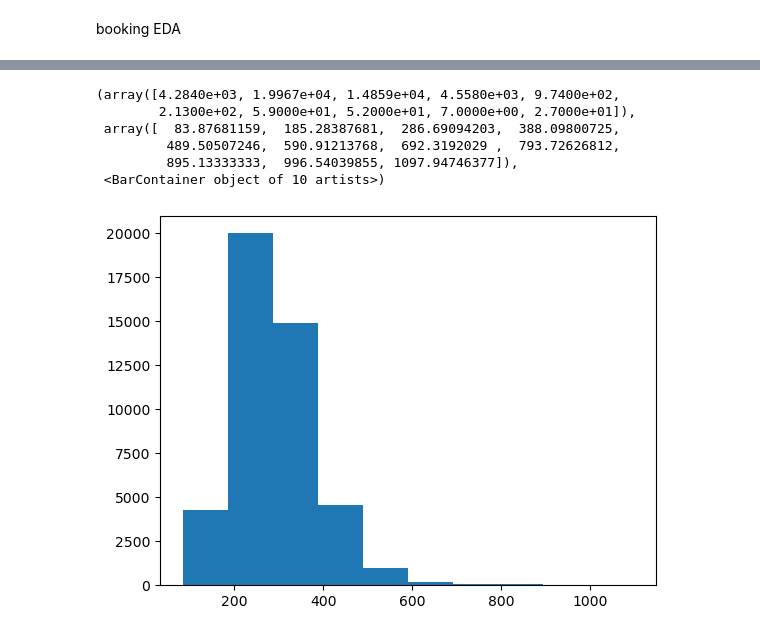
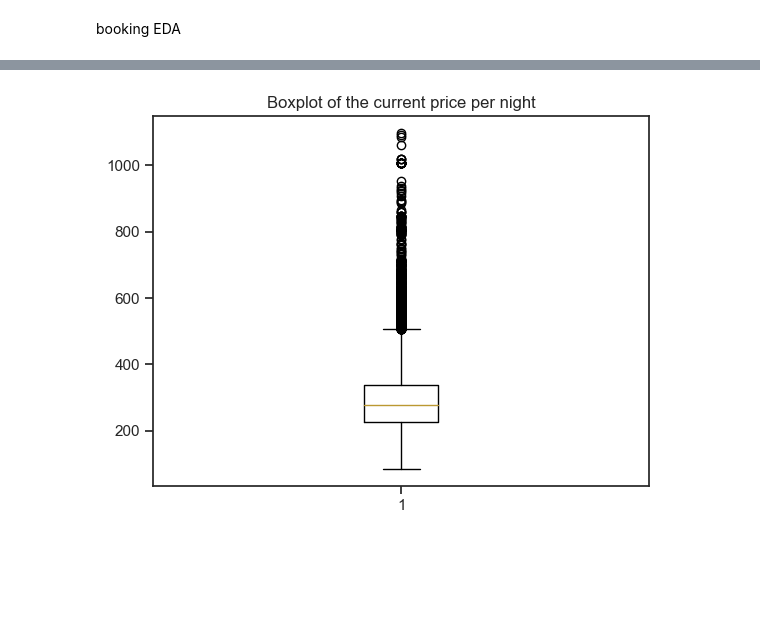
Before and after one commit to yarinr25/DSF---final-project, a Jupyter notebook: Notebooks/main.ipynb, the cells around one changed output, grey strips where cells are left out. Saved outputs shown, nothing was run; the diff lists cells and outputs as text; code cells hidden in the pictures; blank space fills up the shorter version.

```diff
--- a/Notebooks/main.ipynb
+++ b/Notebooks/main.ipynb
@@ -625,8 +651,8 @@ df = df.drop(columns=['Extra Data'])
 # %%
 #converting ILS to USD for comparison to expedia
 c = CurrencyRates()
-x = df['Snapshot'].unique()
+x = booking_df['Snapshot'].unique()
 curr_dict = {}
 for date in x:
-    print()
     curr_dict[date] = c.get_rate('ILS','USD', date)
+    print(curr_dict[date])
@@ -633,6 +663,6 @@ for date in x:
 # %%
-df['Original Price'] = df['Original Price'].apply(lambda x: int(x.replace(',','')))
-df['Curr Price'] = df['Curr Price'].apply(lambda x: int(x.replace(',','')))
+booking_df['Original Price'] = booking_df['Original Price'].apply(lambda x: int(x.replace(',','')))
+booking_df['Curr Price'] = booking_df['Curr Price'].apply(lambda x: int(x.replace(',','')))
 # %%
-df['Original Price'] = df.apply(lambda x: (x['Original Price']*curr_dict[x['Snapshot']])/x['LOS']  , axis = 1)
-df['Curr Price'] = df.apply(lambda x: (x['Curr Price']*curr_dict[x['Snapshot']])/x['LOS']  , axis = 1)
+booking_df['Original Price'] = booking_df.apply(lambda x: (x['Original Price']*curr_dict[x['Snapshot']])/x['LOS']  , axis = 1)
+booking_df['Curr Price'] = booking_df.apply(lambda x: (x['Curr Price']*curr_dict[x['Snapshot']])/x['LOS']  , axis = 1)
@@ -654,0 +669,3 @@ df
+# %%
+booking_df['Original Price'] = booking_df['Original Price'].apply(lambda x: round(x,2))
+booking_df['Curr Price'] = booking_df['Curr Price'].apply(lambda x: round(x,2))
@@ -675,11 +733,7 @@ plt.hist(df['Num of Reviews'])
-# %%
-plt.hist(df['Curr Price'])
-# %% [output]
-(array([4.2840e+03, 1.9967e+04, 1.4859e+04, 4.5580e+03, 9.7400e+02,
-        2.1300e+02, 5.9000e+01, 5.2000e+01, 7.0000e+00, 2.7000e+01]),
- array([  83.87681159,  185.28387681,  286.69094203,  388.09800725,
-         489.50507246,  590.91213768,  692.3192029 ,  793.72626812,
-         895.13333333,  996.54039855, 1097.94746377]),
- <BarContainer object of 10 artists>)
-[figure, removed]
+# %%
+plt.boxplot(booking_df['Curr Price'])
+plt.title('Boxplot of the current price per night')
+plt.show()
+# %% [output]
+[figure, added]
 # %%
```
Also changed, not shown: parts of 39 cells of this notebook, 1 other file.
